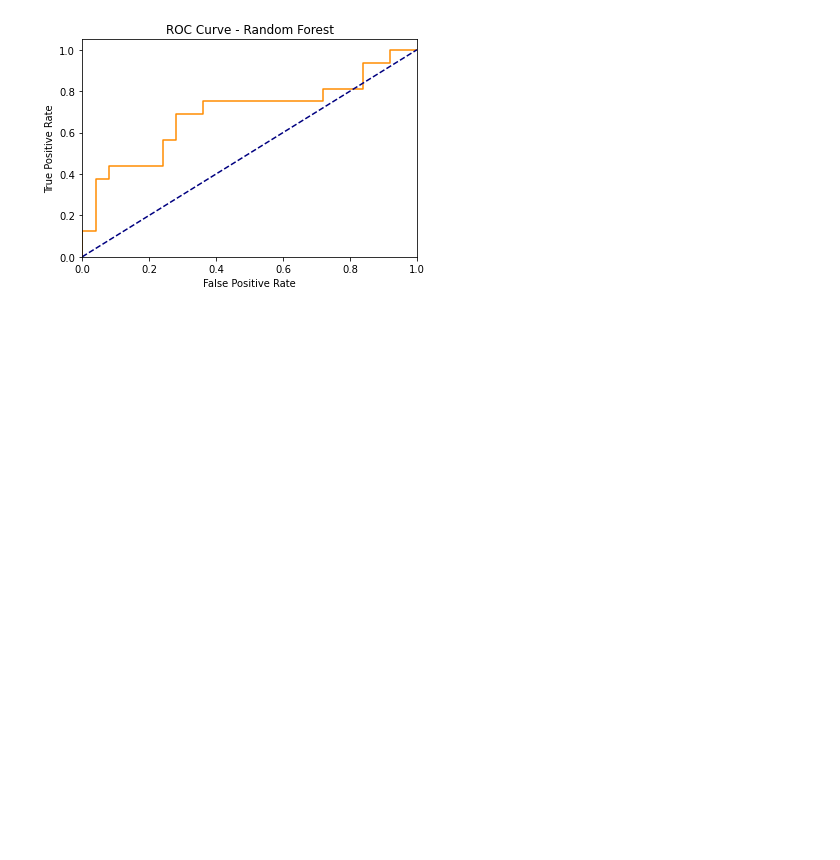
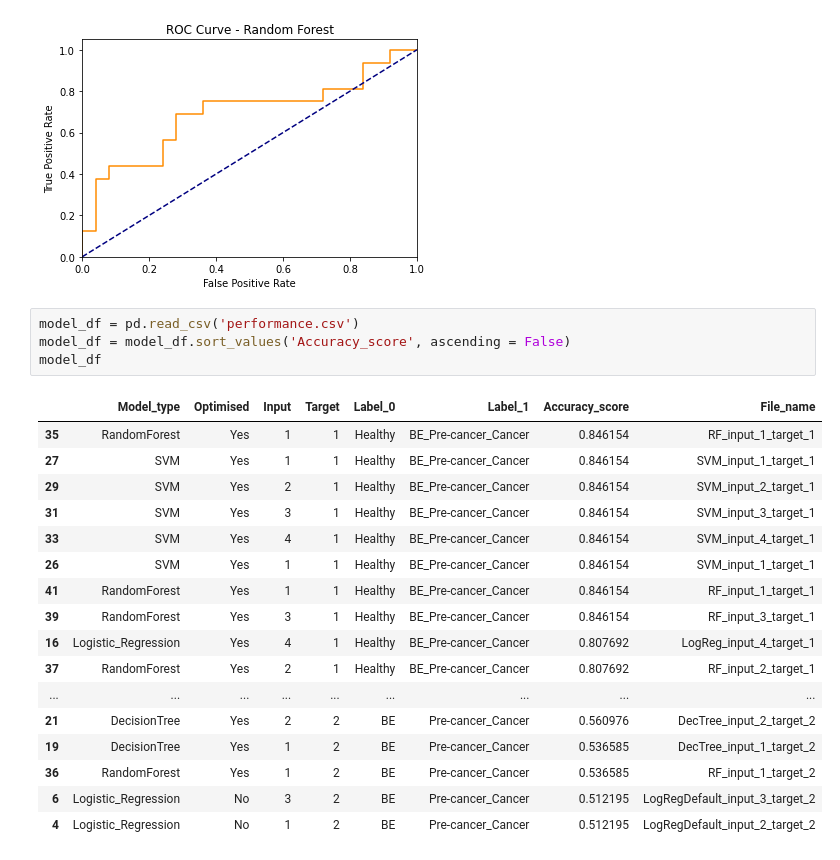
Before and after one commit to Frankr22/Machine-Learning-for-Oesophageal-Cancer-Diagnosis, a Jupyter notebook: Models/Model_performance_tracking.ipynb, the cells around one changed output. Cells and saved outputs as stored; diff of their text form; blank space fills up the shorter version.

```diff
--- a/Models/Model_performance_tracking.ipynb
+++ b/Models/Model_performance_tracking.ipynb
@@ -1480,3 +1480,25 @@ Pre-cancer_Cancer       0.58      0.69      0.63        16
         macro avg       0.68      0.68      0.68        41
      weighted avg       0.70      0.68      0.69        41
 [figure]
+# %%
+model_df = pd.read_csv('performance.csv')
+model_df = model_df.sort_values('Accuracy_score', ascending = False)
+model_df
+# %% [output]
+|  | Model_type | Optimised | Input | Target | Label_0 | Label_1 | Accuracy_score | File_name |
+| 35 | RandomForest | Yes | 1 | 1 | Healthy | BE_Pre-cancer_Cancer | 0.846154 | RF_input_1_target_1 |
+| 27 | SVM | Yes | 1 | 1 | Healthy | BE_Pre-cancer_Cancer | 0.846154 | SVM_input_1_target_1 |
+| 29 | SVM | Yes | 2 | 1 | Healthy | BE_Pre-cancer_Cancer | 0.846154 | SVM_input_2_target_1 |
+| 31 | SVM | Yes | 3 | 1 | Healthy | BE_Pre-cancer_Cancer | 0.846154 | SVM_input_3_target_1 |
+| 33 | SVM | Yes | 4 | 1 | Healthy | BE_Pre-cancer_Cancer | 0.846154 | SVM_input_4_target_1 |
+| 26 | SVM | Yes | 1 | 1 | Healthy | BE_Pre-cancer_Cancer | 0.846154 | SVM_input_1_target_1 |
+| 41 | RandomForest | Yes | 1 | 1 | Healthy | BE_Pre-cancer_Cancer | 0.846154 | RF_input_1_target_1 |
+| 39 | RandomForest | Yes | 3 | 1 | Healthy | BE_Pre-cancer_Cancer | 0.846154 | RF_input_3_target_1 |
+| 16 | Logistic_Regression | Yes | 4 | 1 | Healthy | BE_Pre-cancer_Cancer | 0.807692 | LogReg_input_4_target_1 |
+| 37 | RandomForest | Yes | 2 | 1 | Healthy | BE_Pre-cancer_Cancer | 0.807692 | RF_input_2_target_1 |
+| ... | ... | ... | ... | ... | ... | ... | ... | ... |
+| 21 | DecisionTree | Yes | 2 | 2 | BE | Pre-cancer_Cancer | 0.560976 | DecTree_input_2_target_2 |
+| 19 | DecisionTree | Yes | 1 | 2 | BE | Pre-cancer_Cancer | 0.536585 | DecTree_input_1_target_2 |
+| 36 | RandomForest | Yes | 1 | 2 | BE | Pre-cancer_Cancer | 0.536585 | RF_input_1_target_2 |
+| 6 | Logistic_Regression | No | 3 | 2 | BE | Pre-cancer_Cancer | 0.512195 | LogRegDefault_input_3_target_2 |
+| 4 | Logistic_Regression | No | 1 | 2 | BE | Pre-cancer_Cancer | 0.512195 | LogRegDefault_input_2_target_2 |
```
Also changed, not shown: parts of 6 cells of this notebook, 1 other file.
